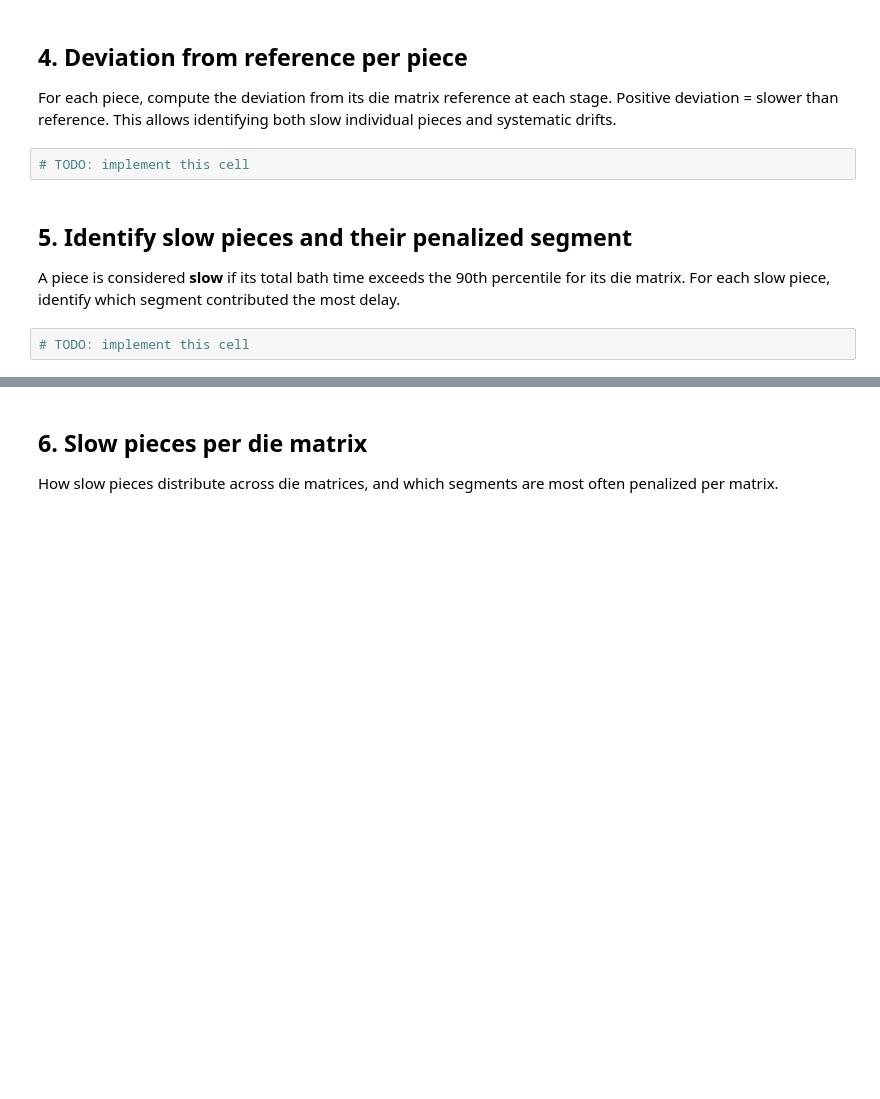
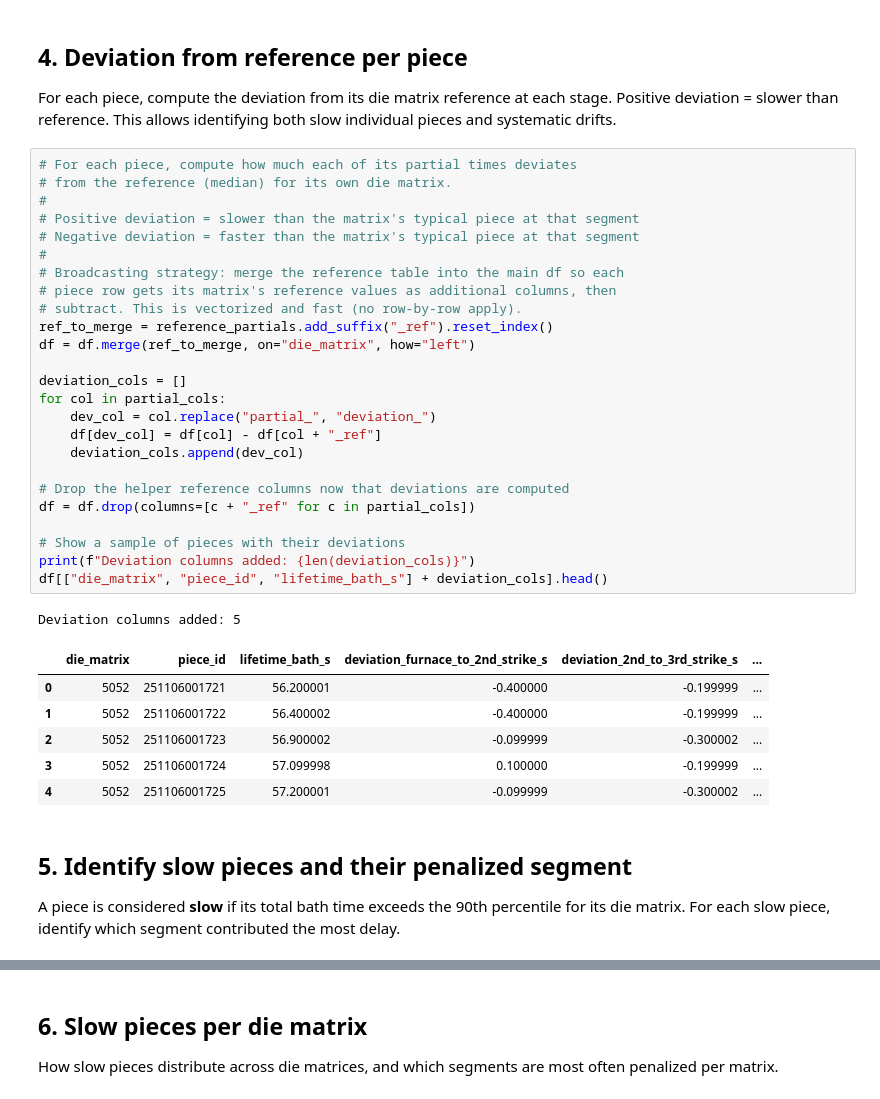
Before and after one commit to leomatthey/vaultech-analysis, a Jupyter notebook: notebooks/04_analyze_per_matrix.ipynb, the cells around one changed output, grey strips where cells are left out. Drawn from its saved outputs; the diff is of its cells as text; blank space fills up the shorter version.

```diff
--- a/notebooks/04_analyze_per_matrix.ipynb
+++ b/notebooks/04_analyze_per_matrix.ipynb
@@ -32,11 +100,40 @@ Which segments are most variable? High standard deviation relative to the median
 ## 4. Deviation from reference per piece
 
 For each piece, compute the deviation from its die matrix reference at each stage. Positive deviation = slower than reference. This allows identifying both slow individual pieces and systematic drifts.
-# %%
-# TODO: implement this cell
+# %%
+# For each piece, compute how much each of its partial times deviates
+# from the reference (median) for its own die matrix.
+#
+# Positive deviation = slower than the matrix's typical piece at that segment
+# Negative deviation = faster than the matrix's typical piece at that segment
+#
+# Broadcasting strategy: merge the reference table into the main df so each
+# piece row gets its matrix's reference values as additional columns, then
+# subtract. This is vectorized and fast (no row-by-row apply).
+ref_to_merge = reference_partials.add_suffix("_ref").reset_index()
+df = df.merge(ref_to_merge, on="die_matrix", how="left")
+
+deviation_cols = []
+for col in partial_cols:
+    dev_col = col.replace("partial_", "deviation_")
+    df[dev_col] = df[col] - df[col + "_ref"]
+    deviation_cols.append(dev_col)
+
+# Drop the helper reference columns now that deviations are computed
+df = df.drop(columns=[c + "_ref" for c in partial_cols])
+
+# Show a sample of pieces with their deviations
+print(f"Deviation columns added: {len(deviation_cols)}")
+df[["die_matrix", "piece_id", "lifetime_bath_s"] + deviation_cols].head()
+# %% [output]
+Deviation columns added: 5
+|  | die_matrix | piece_id | lifetime_bath_s | deviation_furnace_to_2nd_strike_s | deviation_2nd_to_3rd_strike_s | ... |
+| 0 | 5052 | 251106001721 | 56.200001 | -0.400000 | -0.199999 | ... |
+| 1 | 5052 | 251106001722 | 56.400002 | -0.400000 | -0.199999 | ... |
+| 2 | 5052 | 251106001723 | 56.900002 | -0.099999 | -0.300002 | ... |
+| 3 | 5052 | 251106001724 | 57.099998 | 0.100000 | -0.199999 | ... |
+| 4 | 5052 | 251106001725 | 57.200001 | -0.099999 | -0.300002 | ... |
 # %% [markdown]
 ## 5. Identify slow pieces and their penalized segment
 
 A piece is considered **slow** if its total bath time exceeds the 90th percentile for its die matrix. For each slow piece, identify which segment contributed the most delay.
-# %%
-# TODO: implement this cell
```
Also changed, not shown: parts of 17 cells of this notebook, 2 other files.
